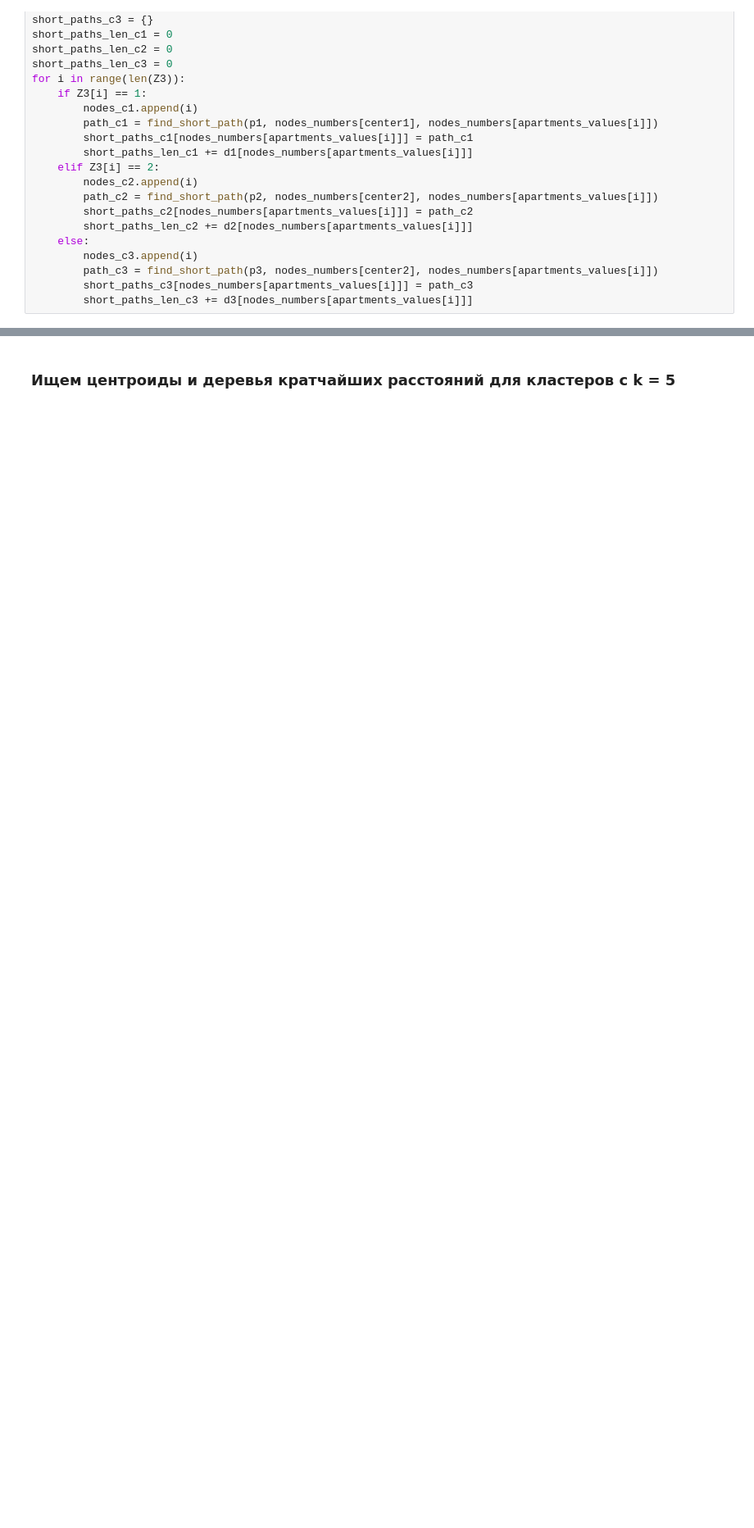
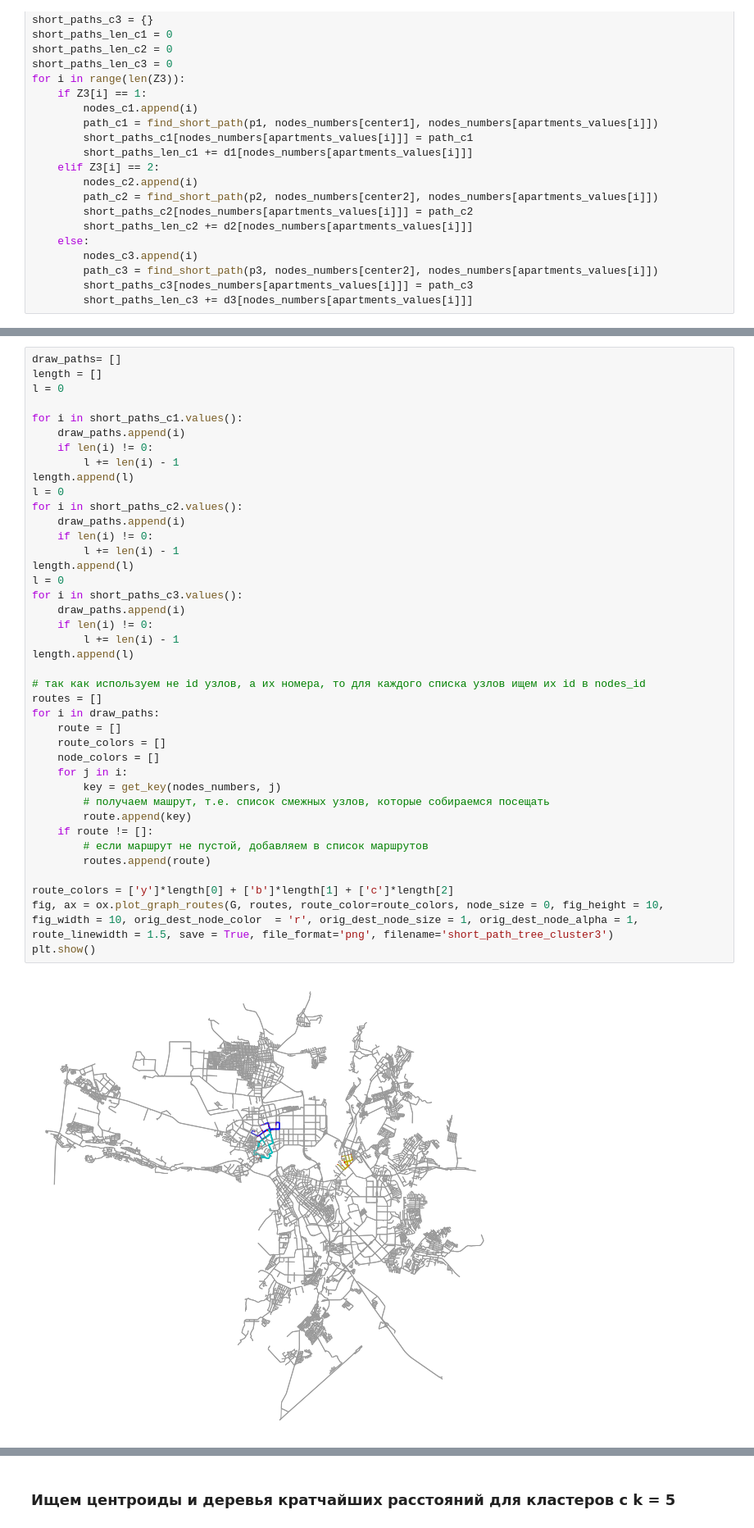
Before and after one commit to MilRoad/Graph-homework, a Jupyter notebook: Task2.ipynb, the cells around one changed output, grey strips where cells are left out. Shown at 82% size. Cells and saved outputs as stored; diff of their text form; blank space fills up the shorter version.

```diff
--- a/Task2.ipynb
+++ b/Task2.ipynb
@@ -623,3 +671,45 @@ for i in range(len(Z3)):
+# %%
+draw_paths= []
+length = []
+l = 0
+
+for i in short_paths_c1.values():
+    draw_paths.append(i)
+    if len(i) != 0:
+        l += len(i) - 1
+length.append(l)
+l = 0
+for i in short_paths_c2.values():
+    draw_paths.append(i)
+    if len(i) != 0:
+        l += len(i) - 1
+length.append(l)
+l = 0
+for i in short_paths_c3.values():
+    draw_paths.append(i)
+    if len(i) != 0:
+        l += len(i) - 1
+length.append(l)
+
+# так как используем не id узлов, а их номера, то для каждого списка узлов ищем их id в nodes_id
+routes = []
+for i in draw_paths:
+    route = []
+    route_colors = []
+    node_colors = []
+    for j in i:
+        key = get_key(nodes_numbers, j)
+        # получаем машрут, т.е. список смежных узлов, которые собираемся посещать
+        route.append(key)
+    if route != []:
+        # если маршрут не пустой, добавляем в список маршрутов
+        routes.append(route)
+
+route_colors = ['y']*length[0] + ['b']*length[1] + ['c']*length[2]
+fig, ax = ox.plot_graph_routes(G, routes, route_color=route_colors, node_size = 0, fig_height = 10, fig_width = 10, orig_dest_node_color  = 'r', orig_dest_node_size = 1, orig_dest_node_alpha = 1, route_linewidth = 1.5, save = True, file_format='png', filename='short_path_tree_cluster3')
+plt.show()
+# %% [output]
+[figure, added]
 # %%
 short_paths_len_c1
 # %% [output]
```
Also changed, not shown: parts of 54 cells of this notebook, 6 other files.
